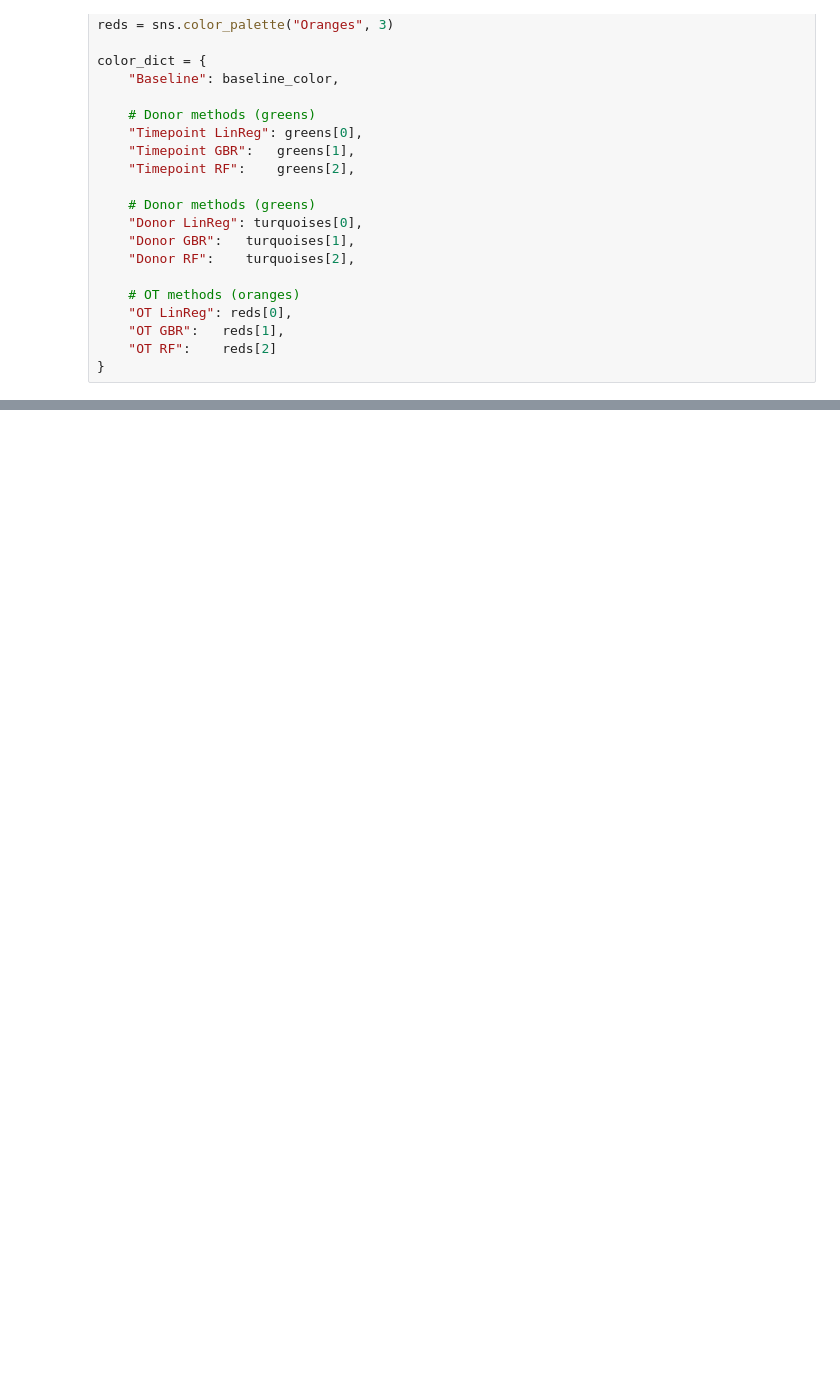
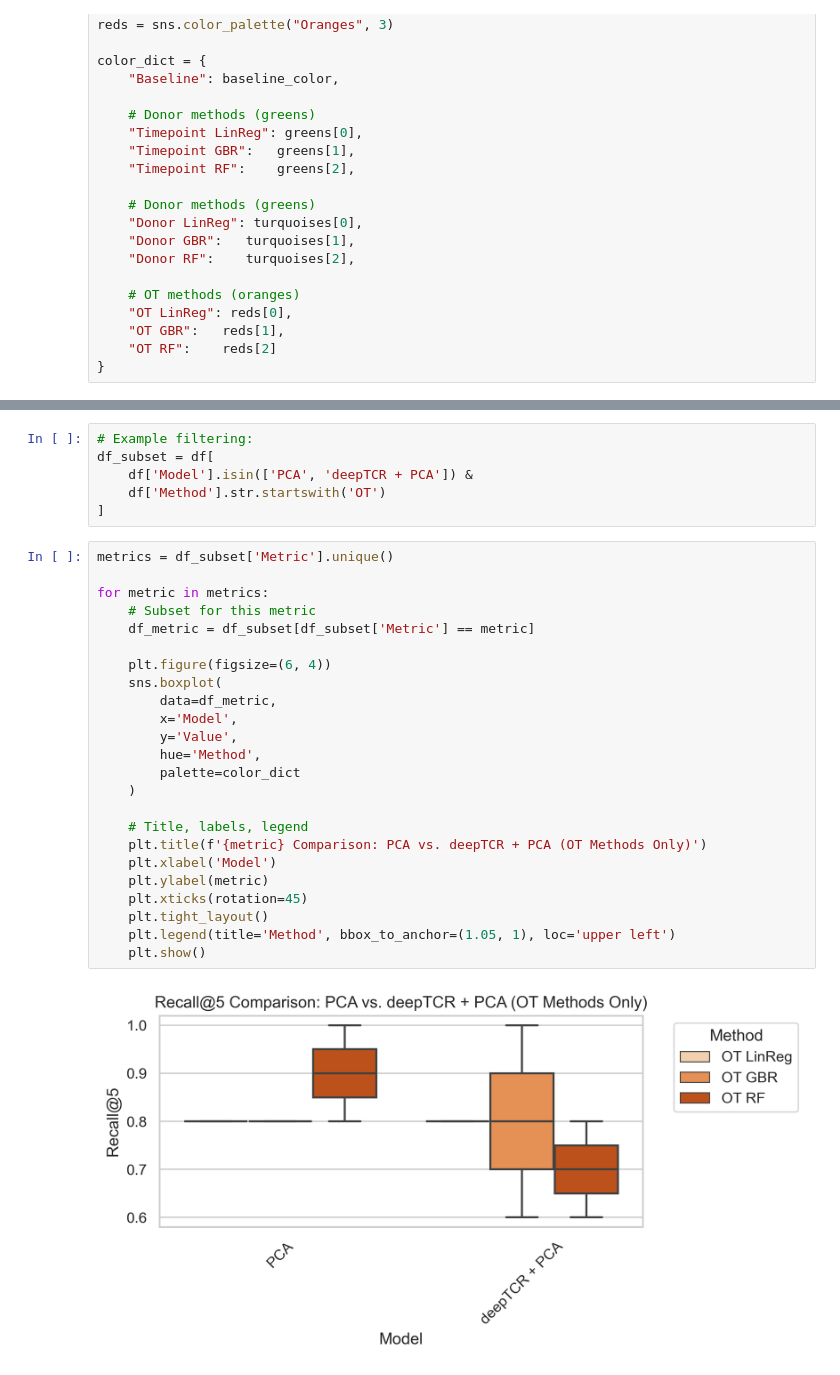
Before and after one commit to SchubertLab/VaccineSimulator, a Jupyter notebook: notebooks/model_notebooks/plot.ipynb, the cells around one changed output, grey strips where cells are left out. Saved outputs shown, nothing was run; the diff lists cells and outputs as text; blank space fills up the shorter version.

Commit message:
More Plots

```diff
--- a/notebooks/model_notebooks/plot.ipynb
+++ b/notebooks/model_notebooks/plot.ipynb
@@ -247,0 +271,32 @@ ValueError: min() arg is an empty sequence
+# %%
+# Example filtering:
+df_subset = df[
+    df['Model'].isin(['PCA', 'deepTCR + PCA']) &
+    df['Method'].str.startswith('OT')
+]
+# %%
+metrics = df_subset['Metric'].unique()
+
+for metric in metrics:
+    # Subset for this metric
+    df_metric = df_subset[df_subset['Metric'] == metric]
+
+    plt.figure(figsize=(6, 4))
+    sns.boxplot(
+        data=df_metric,
+        x='Model',
+        y='Value',
+        hue='Method',
+        palette=color_dict
+    )
+
+    # Title, labels, legend
+    plt.title(f'{metric} Comparison: PCA vs. deepTCR + PCA (OT Methods Only)')
+    plt.xlabel('Model')
+    plt.ylabel(metric)
+    plt.xticks(rotation=45)
+    plt.tight_layout()
+    plt.legend(title='Method', bbox_to_anchor=(1.05, 1), loc='upper left')
+    plt.show()
+# %% [output]
+[figure, added]
```
Also changed, not shown: parts of 22 cells of this notebook.
